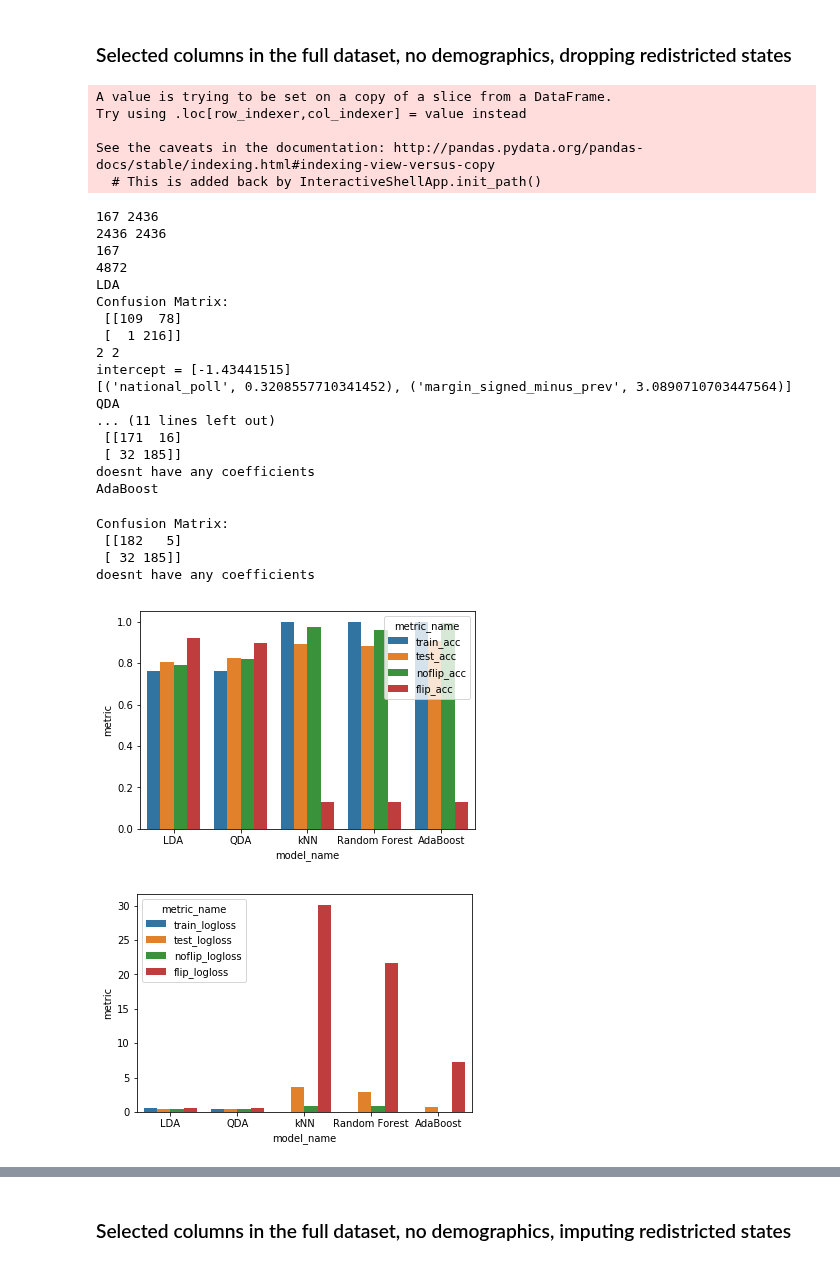
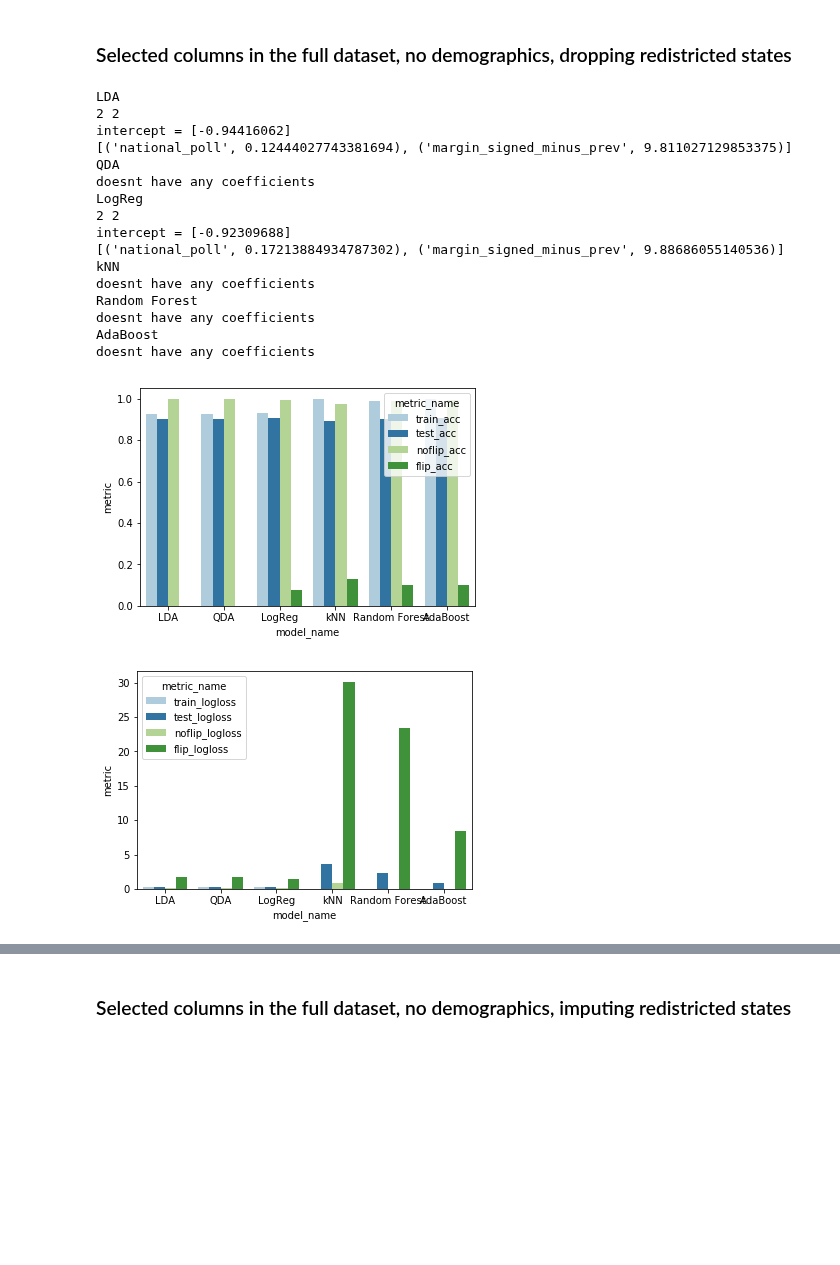
Before and after one commit to WildTangles/ac209a_project, a Jupyter notebook: Baseline_Model_mrv.ipynb, the cells around one changed output, grey strips where cells are left out. Cells and saved outputs as stored; diff of their text form; code cells hidden in the pictures; blank space fills up the shorter version.

Commit message:
changed the colors of the plot

```diff
--- a/Baseline_Model_mrv.ipynb
+++ b/Baseline_Model_mrv.ipynb
@@ -162,14 +159,17 @@ def upsample(test, monsterframe=False):
 # %%
 # format data items for input into the model
 
-def format_model_input(filename, x_cols, y_col, state_hot_encoder=False):
+def format_model_input(filename, x_cols, y_col, state_hot_encoder=False, upsample=False):
 
     # load full dataset
     full_dataset = pickle.load(open(filename, 'rb'))
 
     # train data is everything except 2018
-    pre_2018_dataset = full_dataset.loc[full_dataset['year']!=2018]
-    pre_2018_dataset = upsample(pre_2018_dataset, monsterframe=False)
+    if upsample:
+        pre_2018_dataset = full_dataset.loc[full_dataset['year']!=2018]
+        pre_2018_dataset = upsample(pre_2018_dataset, monsterframe=False)
+    else:
+        pre_2018_dataset = full_dataset.loc[full_dataset['year']!=2018]
 
     X_train = pre_2018_dataset[cols_to_use]
     y_train = pre_2018_dataset[y_col]
@@ -277,7 +277,8 @@ def plot_metrics(model_dict, X_train_input, y_train_input, X_test_input, y_test_
             dict_for_plotting['metric'] = percent_flip_correct
             df_for_plotting = df_for_plotting.append(dict_for_plotting,ignore_index=True)
 
-    sns.barplot(x='model_name', y='metric', hue='metric_name', data=df_for_plotting)
+    with sns.color_palette("Paired"):
+        sns.barplot(x='model_name', y='metric', hue='metric_name', data=df_for_plotting)
     plt.show()
 # %%
 # plot flips predicted by a model
@@ -326,7 +327,7 @@ def plot_flips(X_test_input, y_test_input, y_pred_test_input, flip_train,
 # %%
 # print out R2, accuracy, and plot # flipped seats correctly predicted for a given model
 
-def report_model_stats(filename, x_cols, y_col, model_dict, state_hot_encoder=False):
+def report_model_stats(filename, x_cols, y_col, model_dict, state_hot_encoder=False, upsample=False):
 
     # read in the desired data
     X_train,y_train, X_test,y_test, flip_train,flip_test = \
@@ -341,7 +342,7 @@ def report_model_stats(filename, x_cols, y_col, model_dict, state_hot_encoder=Fa
         fitted_model = model_copy.fit(X_train,y_train)
         y_pred_test = fitted_model.predict(X_test)
 
-        print("Confusion Matrix: \n",confusion_matrix(y_test,y_pred_test.round()))
+#         print("Confusion Matrix: \n",confusion_matrix(y_test,y_pred_test.round()))
 
 #         print("\n{} R2: ".format(model_name), fitted_model.score(X_train,y_train))
 #         print("{} Test Accuracy".format(model_name), accuracy_score(y_test,y_pred_test.round()))
@@ -349,6 +350,7 @@ def report_model_stats(filename, x_cols, y_col, model_dict, state_hot_encoder=Fa
         #plot_flips(X_test, y_test, y_pred_test.round(), flip_train, flip_test, model_name)
 
         fitted_model_dict[model_name] = fitted_model
+
 
         try:
             coef = fitted_model.coef_.squeeze()
@@ -371,12 +373,14 @@ def report_model_stats(filename, x_cols, y_col, model_dict, state_hot_encoder=Fa
 model_dict = {
     'LDA'           : LDA(),
     'QDA'           : QDA(),
+    'LogReg'        : LogisticRegression(n_jobs=4),
     'kNN'           : KNeighborsClassifier(n_neighbors=1,n_jobs=4),
     'Random Forest' : RandomForestClassifier(n_jobs=4,random_state=209),
     'AdaBoost'      : AdaBoostClassifier(DecisionTreeClassifier(max_depth=10)),
 }
 
 y_col = ['dem_win']
+upsample=False
 # %%
 # specify columns to use and the file you want to read in
 
@@ -576,35 +530,25 @@ doesnt have any coefficients
 # %%
 filename = 'Datasets/data_FEC_NATIONALPOLL_2004_2018_REDISTRICTDROP.p'
 cols_to_use = ['national_poll', 'margin_signed_minus_prev']
 state_hot_encoder = False
 
-report_model_stats(filename, cols_to_use, y_col, model_dict, state_hot_encoder)
+report_model_stats(filename, cols_to_use, y_col, model_dict, state_hot_encoder=state_hot_encoder, upsample=upsample)
 # %% [output]
-A value is trying to be set on a copy of a slice from a DataFrame.
-Try using .loc[row_indexer,col_indexer] = value instead
-
-See the caveats in the documentation: http://pandas.pydata.org/pandas-docs/stable/indexing.html#indexing-view-versus-copy
-  # This is added back by InteractiveShellApp.init_path()
+LDA
+2 2
+intercept = [-0.94416062]
+[('national_poll', 0.12444027743381694), ('margin_signed_minus_prev', 9.811027129853375)]
+QDA
+doesnt have any coefficients
+LogReg
+2 2
+intercept = [-0.92309688]
+[('national_poll', 0.17213884934787302), ('margin_signed_minus_prev', 9.88686055140536)]
+kNN
+doesnt have any coefficients
+Random Forest
+doesnt have any coefficients
+AdaBoost
+doesnt have any coefficients
-167 2436
-2436 2436
-167
-4872
-LDA
-Confusion Matrix:
- [[109  78]
- [  1 216]]
-2 2
-intercept = [-1.43441515]
-[('national_poll', 0.3208557710341452), ('margin_signed_minus_prev', 3.0890710703447564)]
-QDA
-... (11 lines left out)
- [[171  16]
- [ 32 185]]
-doesnt have any coefficients
-AdaBoost
-Confusion Matrix:
- [[182   5]
- [ 32 185]]
-doesnt have any coefficients
-[figure, old version]
+[figure, new version]
-[figure, old version]
+[figure, new version]
```
Also changed, not shown: parts of 16 cells of this notebook.
